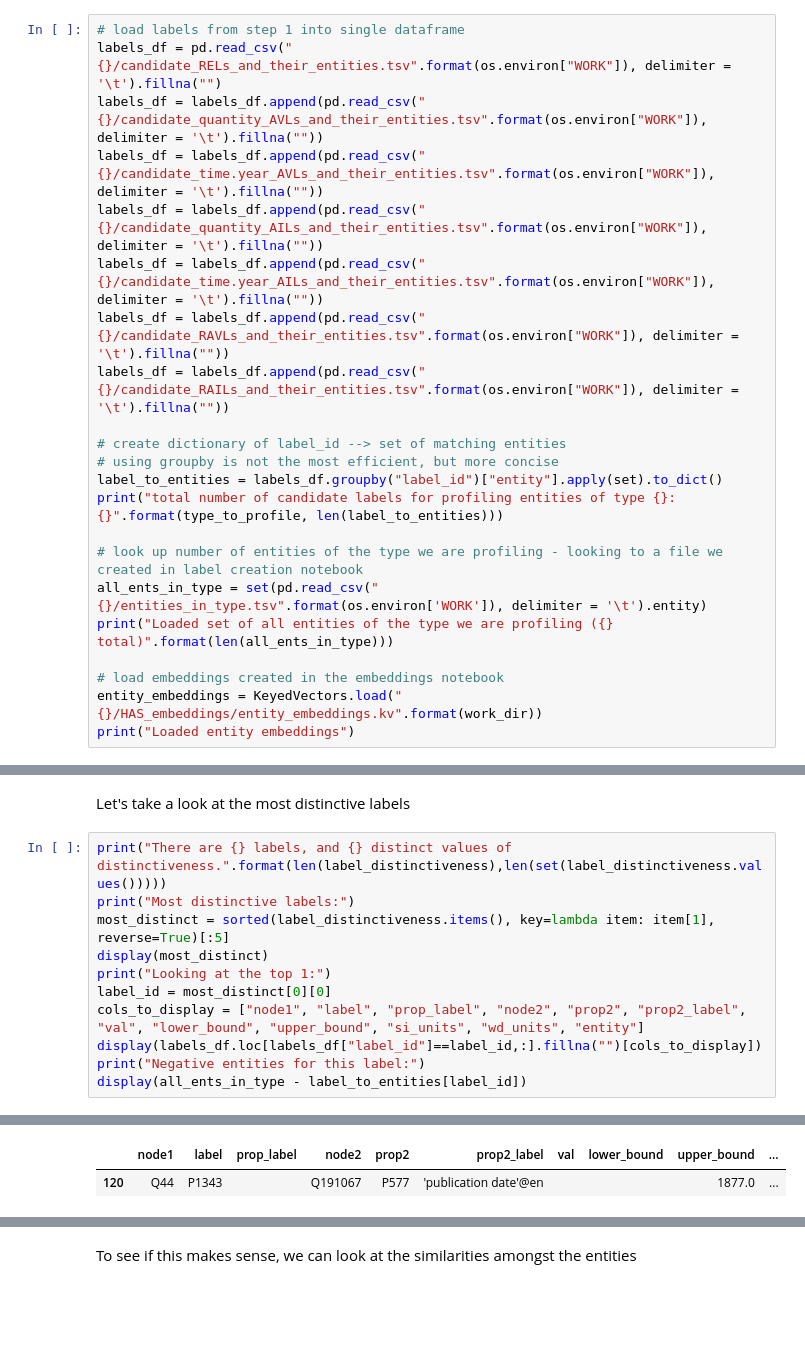
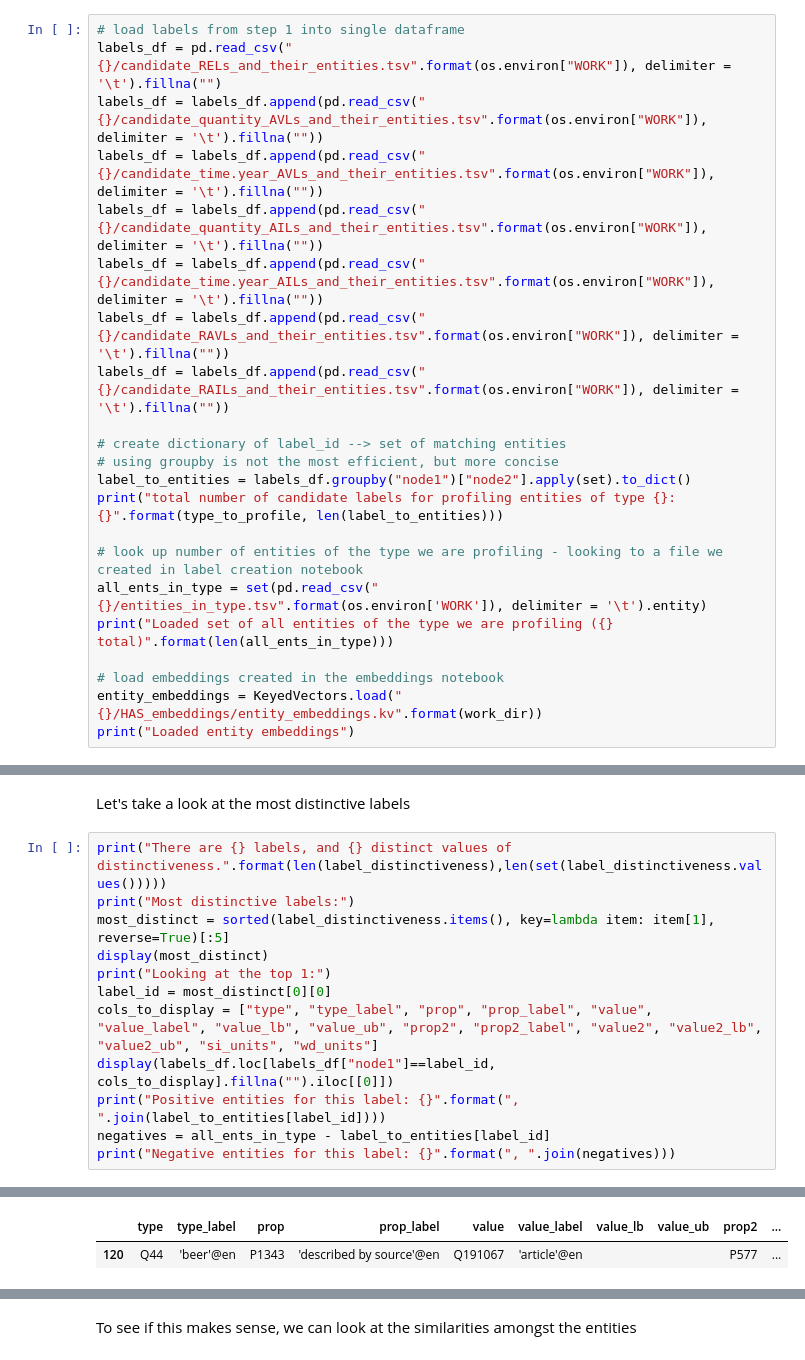
Before and after one commit to nicklein/kgtk, a Jupyter notebook: entity_profiling/select_final_label_set.ipynb, the cells around one changed output, grey strips where cells are left out. Drawn from its saved outputs; the diff is of its cells as text; blank space fills up the shorter version.

Commit message:
add more human readable wikidata-labels and change format of profiling labels to make them easier to understand

```diff
--- a/entity_profiling/select_final_label_set.ipynb
+++ b/entity_profiling/select_final_label_set.ipynb
@@ -344,7 +347,7 @@ labels_df = labels_df.append(pd.read_csv("{}/candidate_RAILs_and_their_entities.
 
 # create dictionary of label_id --> set of matching entities
 # using groupby is not the most efficient, but more concise
-label_to_entities = labels_df.groupby("label_id")["entity"].apply(set).to_dict()
+label_to_entities = labels_df.groupby("node1")["node2"].apply(set).to_dict()
 print("total number of candidate labels for profiling entities of type {}: {}".format(type_to_profile, len(label_to_entities)))
 
 # look up number of entities of the type we are profiling - looking to a file we created in label creation notebook
@@ -393,22 +396,23 @@ Let's take a look at the most distinctive labels
 # %%
 print("There are {} labels, and {} distinct values of distinctiveness.".format(len(label_distinctiveness),len(set(label_distinctiveness.values()))))
 print("Most distinctive labels:")
 most_distinct = sorted(label_distinctiveness.items(), key=lambda item: item[1], reverse=True)[:5]
 display(most_distinct)
 print("Looking at the top 1:")
 label_id = most_distinct[0][0]
-cols_to_display = ["node1", "label", "prop_label", "node2", "prop2", "prop2_label", "val", "lower_bound", "upper_bound", "si_units", "wd_units", "entity"]
-display(labels_df.loc[labels_df["label_id"]==label_id,:].fillna("")[cols_to_display])
-print("Negative entities for this label:")
-display(all_ents_in_type - label_to_entities[label_id])
+cols_to_display = ["type", "type_label", "prop", "prop_label", "value", "value_label", "value_lb", "value_ub", "prop2", "prop2_label", "value2", "value2_lb", "value2_ub", "si_units", "wd_units"]
+display(labels_df.loc[labels_df["node1"]==label_id, cols_to_display].fillna("").iloc[[0]])
+print("Positive entities for this label: {}".format(", ".join(label_to_entities[label_id])))
+negatives = all_ents_in_type - label_to_entities[label_id]
+print("Negative entities for this label: {}".format(", ".join(negatives)))
 # %% [output]
 There are 1808 labels, and 17 distinct values of distinctiveness.
 Most distinctive labels:
 [('RAIL-E29829', 0.5552934578486851),
  ('RAIL-E29871', 0.5552934578486851),
  ('RAIL-E29872', 0.5552934578486851),
  ('RAIL-E29873', 0.5552934578486851),
  ('RAIL-E29874', 0.5552934578486851)]
 Looking at the top 1:
-|  | node1 | label | prop_label | node2 | prop2 | prop2_label | val | lower_bound | upper_bound | ... |
-| 120 | Q44 | P1343 |  | Q191067 | P577 | 'publication date'@en |  |  | 1877.0 | ... |
+|  | type | type_label | prop | prop_label | value | value_label | value_lb | value_ub | prop2 | ... |
+| 120 | Q44 | 'beer'@en | P1343 | 'described by source'@en | Q191067 | 'article'@en |  |  | P577 | ... |
```
Also changed, not shown: parts of 20 cells of this notebook.
